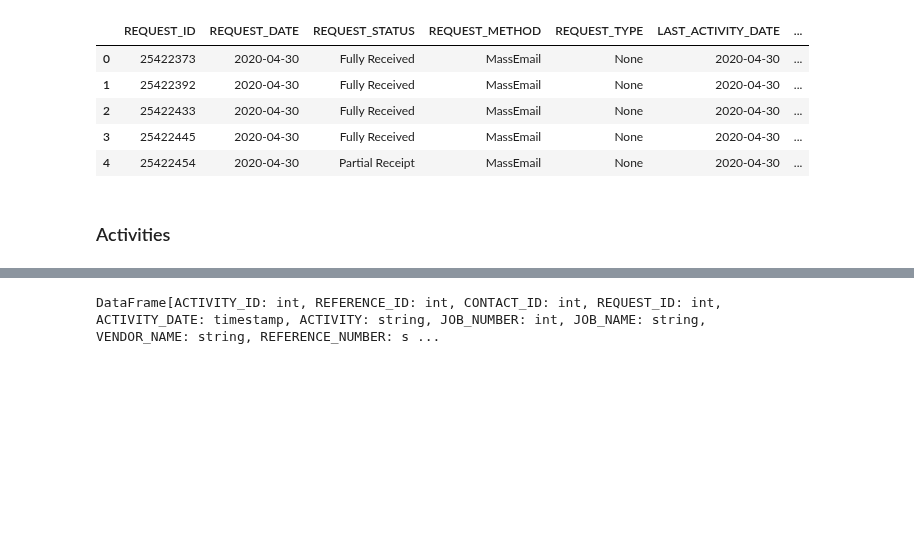
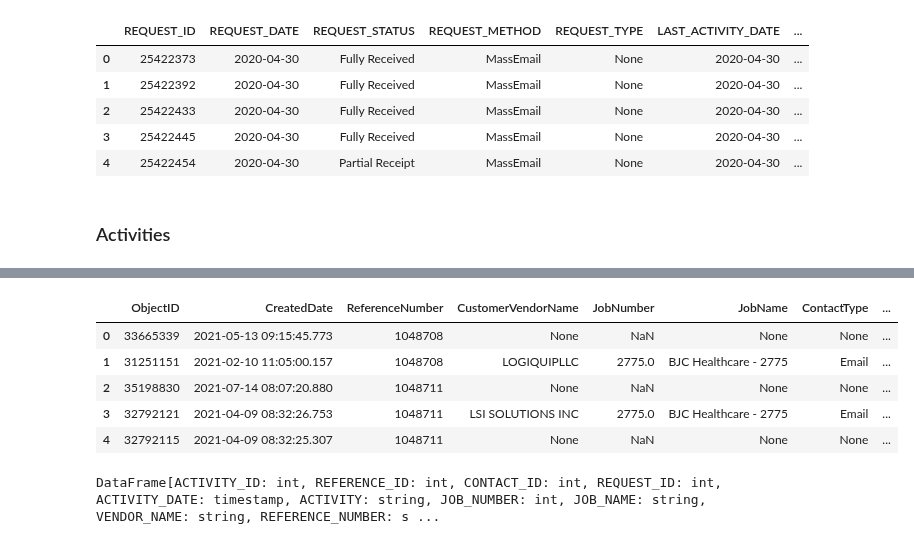
Before and after one commit to cpassorelli/call-reports, a Jupyter notebook: ipython/requests-data-warehouse-integration-exploration.ipynb, the cells around one changed output, grey strips where cells are left out. Saved outputs shown, nothing was run; the diff lists cells and outputs as text; code cells hidden in the pictures; blank space fills up the shorter version.

Commit message:
notes

```diff
--- a/ipython/requests-data-warehouse-integration-exploration.ipynb
+++ b/ipython/requests-data-warehouse-integration-exploration.ipynb
@@ -776,3 +816,30 @@ requests contains 539,270 records
+# %%
+from pyspark.sql import Window
+from pyspark.sql.functions import col, date_trunc, desc, dense_rank, length, lower, when
+
+conditions = [
+    col('Notes').contains('contact information updated'),
+    col('Notes').contains('statement request in project tracker'),
+    col('Notes').isNull()
+]
+
+condition = ~(conditions[0] | conditions[1] | conditions[2])
+window = dense_rank().over(Window.partitionBy(condition, 'ReferenceNumber').orderBy(desc('CreatedDate')))
+case = when(condition, window)
+
+(
+    activities
+    .withColumn('ActivityRank', case)
+    .limit(5)
+    .toPandas()
+)
+# %% [output]
+|  | ObjectID | CreatedDate | ReferenceNumber | CustomerVendorName | JobNumber | JobName | ContactType | ... |
+| 0 | 33665339 | 2021-05-13 09:15:45.773 | 1048708 | None | NaN | None | None | ... |
+| 1 | 31251151 | 2021-02-10 11:05:00.157 | 1048708 | LOGIQUIPLLC | 2775.0 | BJC Healthcare - 2775 | Email | ... |
+| 2 | 35198830 | 2021-07-14 08:07:20.880 | 1048711 | None | NaN | None | None | ... |
+| 3 | 32792121 | 2021-04-09 08:32:26.753 | 1048711 | LSI SOLUTIONS INC | 2775.0 | BJC Healthcare - 2775 | Email | ... |
+| 4 | 32792115 | 2021-04-09 08:32:25.307 | 1048711 | None | NaN | None | None | ... |
 # %%
 from pyspark.sql import Window
 from pyspark.sql.functions import col, create_map, date_trunc, dense_rank, desc, lit, when
```
Also changed, not shown: parts of 2 cells of this notebook.
